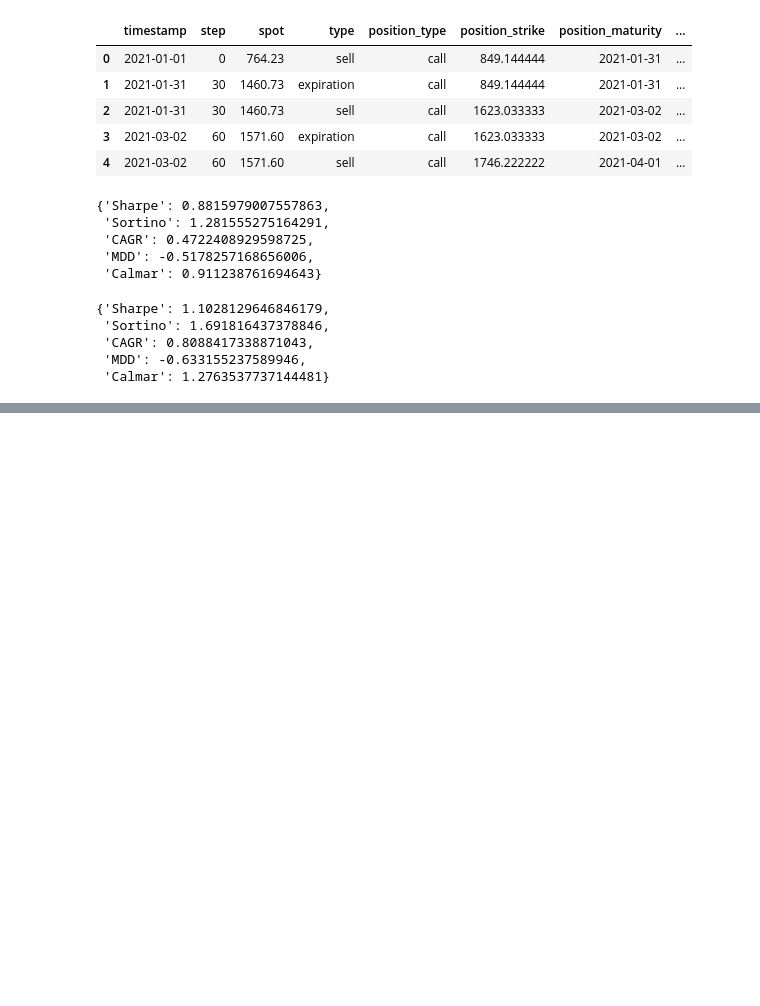
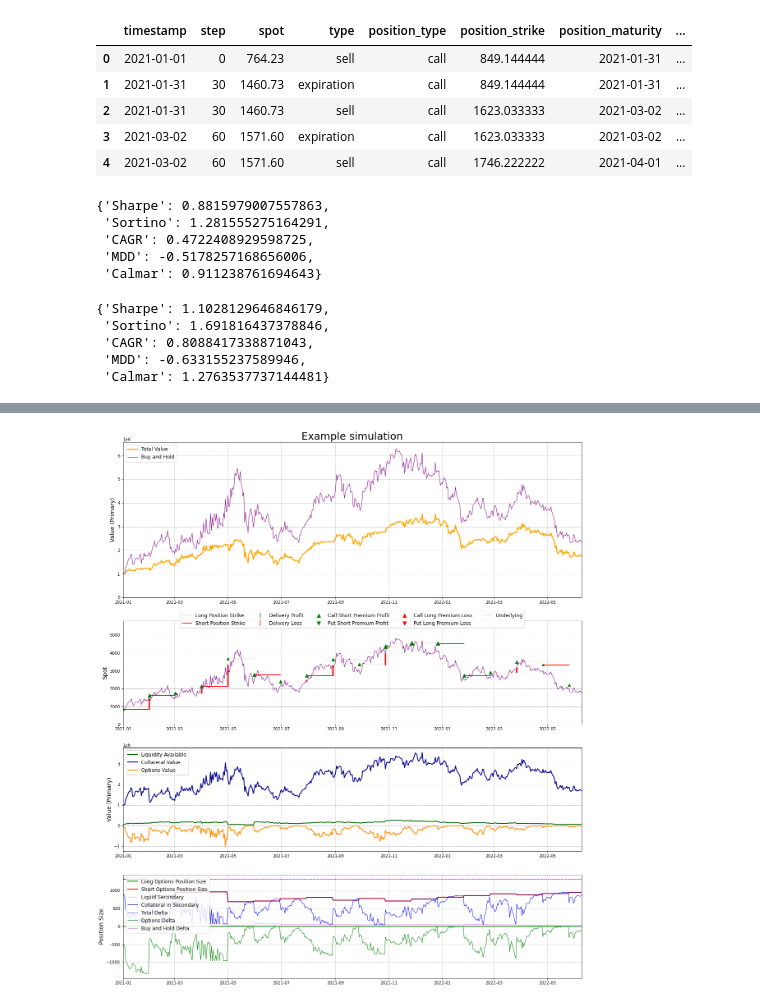
Before and after one commit to CenitFinance/option-strategy-simulator, a Jupyter notebook: notebooks/example.ipynb, the cells around one changed output, grey strips where cells are left out. Drawn from its saved outputs; the diff is of its cells as text; code cells hidden in the pictures; blank space fills up the shorter version.

Commit message:
update example

```diff
--- a/notebooks/example.ipynb
+++ b/notebooks/example.ipynb
@@ -79,3 +91,7 @@ result.timeline.head()
 | 2 | 2021-01-03 | 776.87 | 0.0 | 90.910012 | 70625.260885 | 0 | 1 | ... |
 | 3 | 2021-01-04 | 978.91 | 0.0 | 90.910012 | 88992.719674 | 0 | 1 | ... |
 | 4 | 2021-01-05 | 1042.2 | 0.0 | 90.910012 | 94746.414322 | 0 | 1 | ... |
+# %%
+result.plot_simulation("Example simulation")
+# %% [output]
+[figure, added]
```
Also changed, not shown: parts of 2 cells of this notebook, 1 other file.
